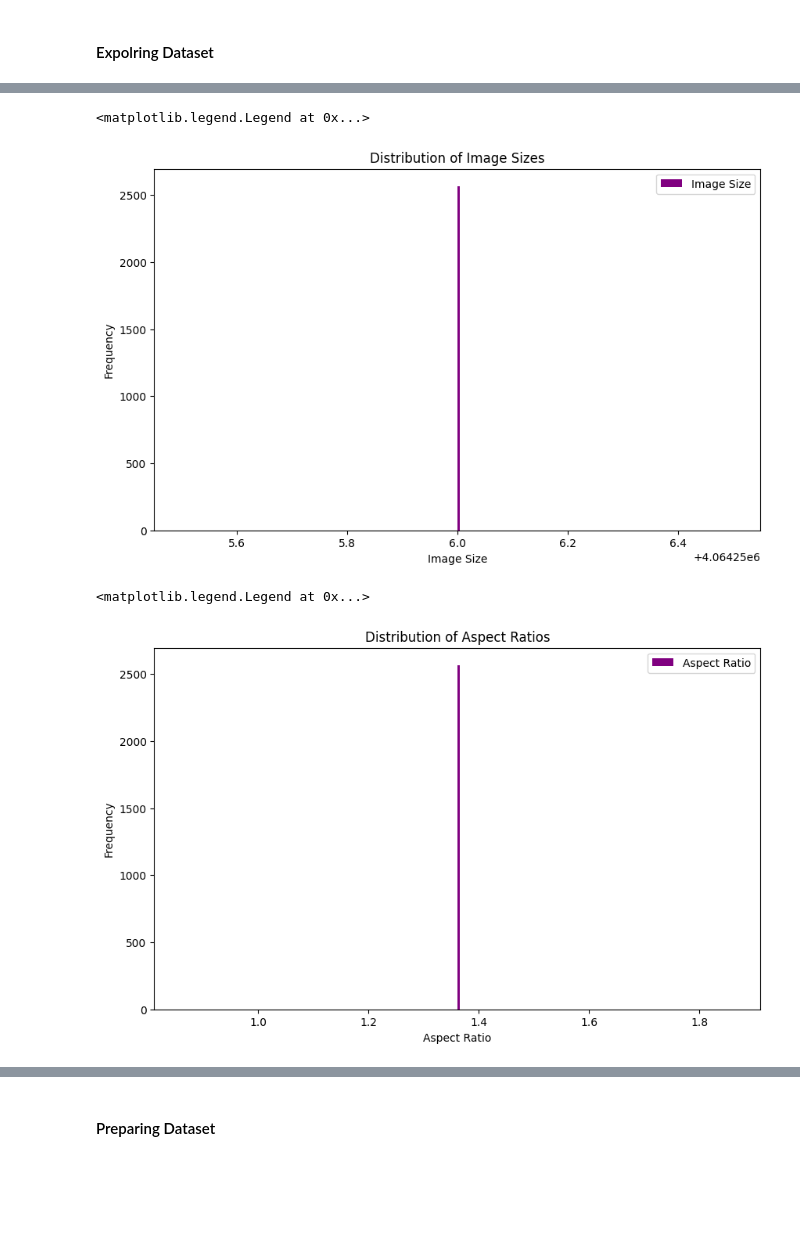
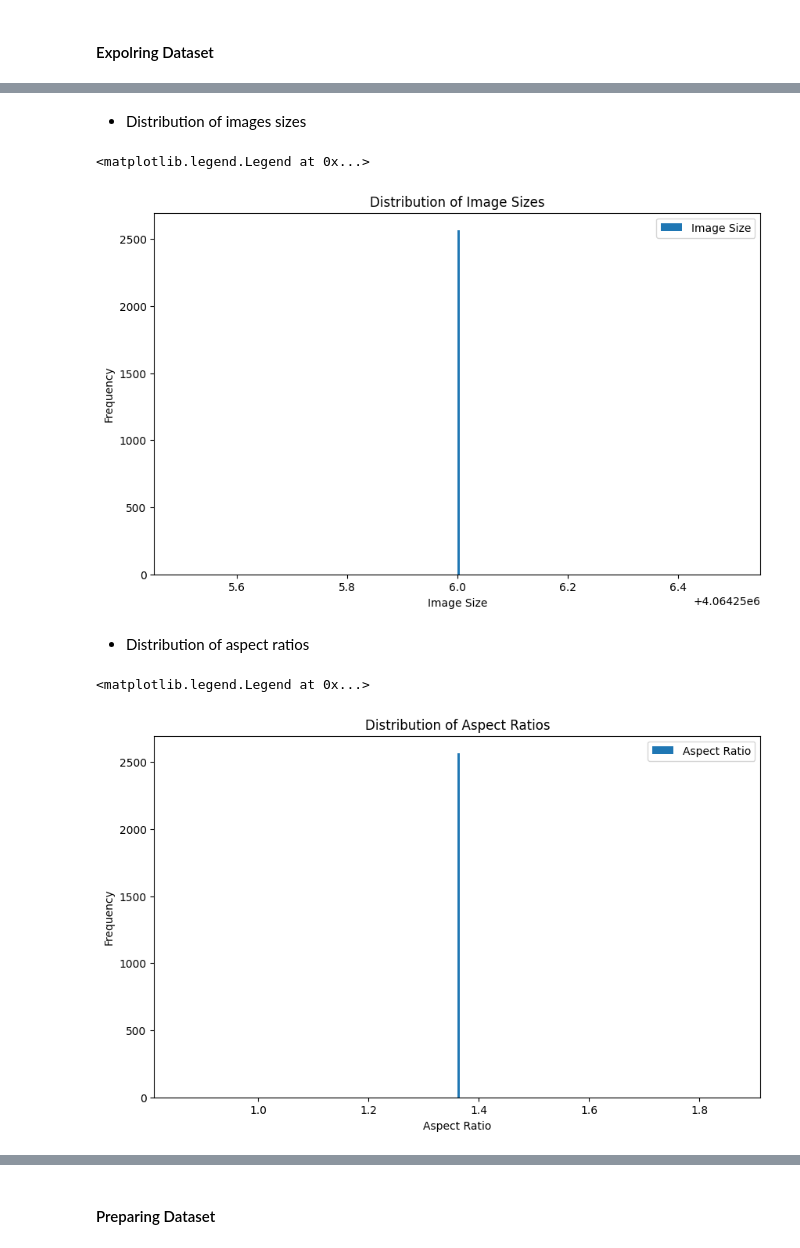
Before and after one commit to sondosaabed/Iris-of-eyes-recognition, a Jupyter notebook: Iris_recognition_1190652.ipynb, the cells around one changed output, grey strips where cells are left out. Saved outputs shown, nothing was run; the diff lists cells and outputs as text; code cells hidden in the pictures; blank space fills up the shorter version.

```diff
--- a/Iris_recognition_1190652.ipynb
+++ b/Iris_recognition_1190652.ipynb
@@ -267,25 +279,27 @@ for image_path in df['ImagePath']:
     width, height = image.size
     image_sizes.append(width * height)
     aspect_ratios.append(width / height)
+# %% [markdown]
+- Distribution of images sizes
 # %%
-# here I plot a histogram for the images sizes
 fig, ax = plt.subplots(figsize=(10, 6))
-ax.hist(image_sizes, bins=200, label="Image Size", color='Purple')
+ax.hist(image_sizes, bins=200, label="Image Size")
 ax.set_title("Distribution of Image Sizes")
 ax.set_xlabel("Image Size")
 ax.set_ylabel("Frequency")
 ax.legend()
 # %% [output]
 <matplotlib.legend.Legend at 0x...>
-[figure, old version]
+[figure, new version]
+# %% [markdown]
+- Distribution of aspect ratios
 # %%
-# Here I plot a histogram for the aspect ratios
 plt.figure(figsize=(10, 6))
-plt.hist(aspect_ratios, bins=200, label="Aspect Ratio",color='Purple')
+plt.hist(aspect_ratios, bins=200, label="Aspect Ratio")
 plt.title("Distribution of Aspect Ratios")
 plt.xlabel("Aspect Ratio")
 plt.ylabel("Frequency")
 plt.legend()
 # %% [output]
 <matplotlib.legend.Legend at 0x...>
-[figure, old version]
+[figure, new version]
```
Also changed, not shown: parts of 27 cells of this notebook.
